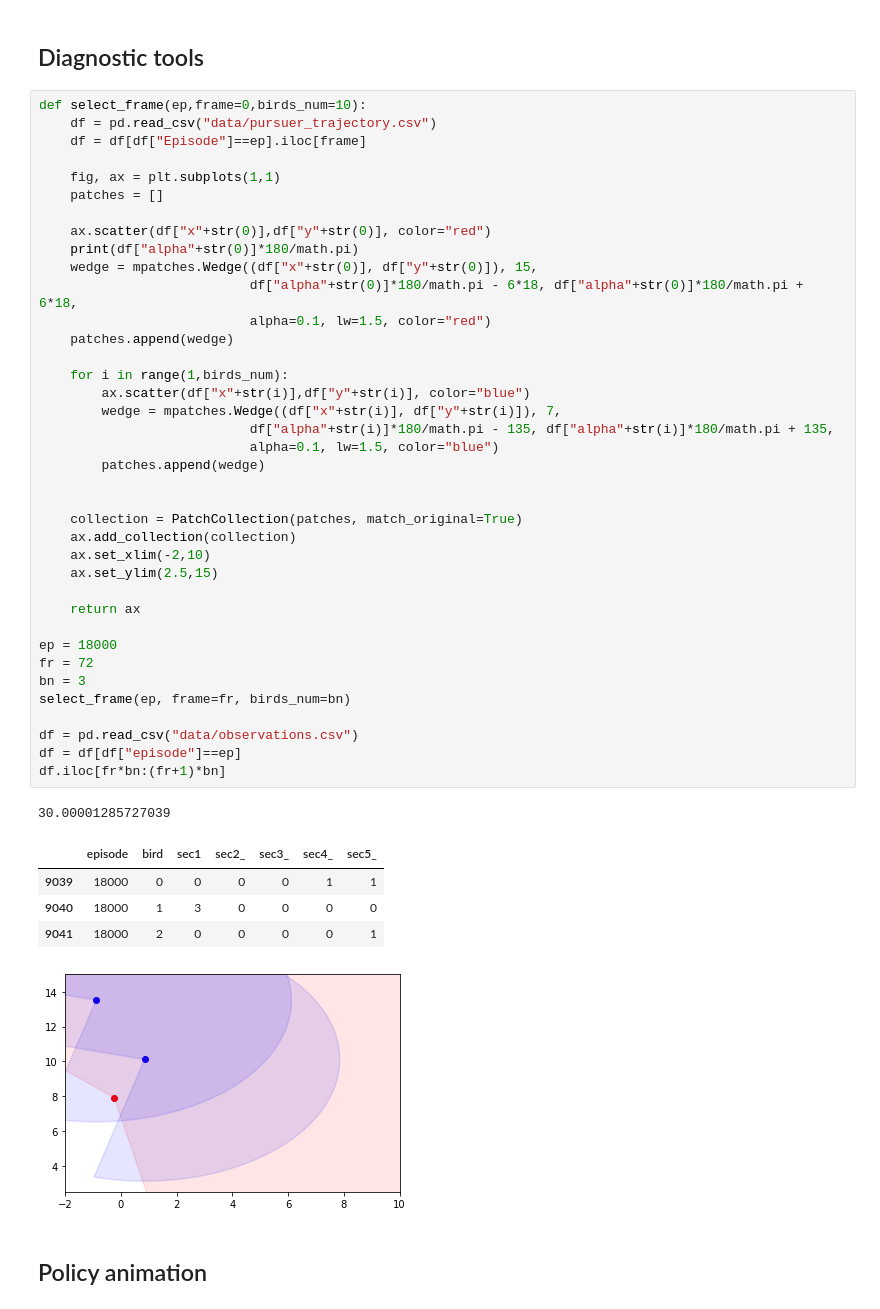
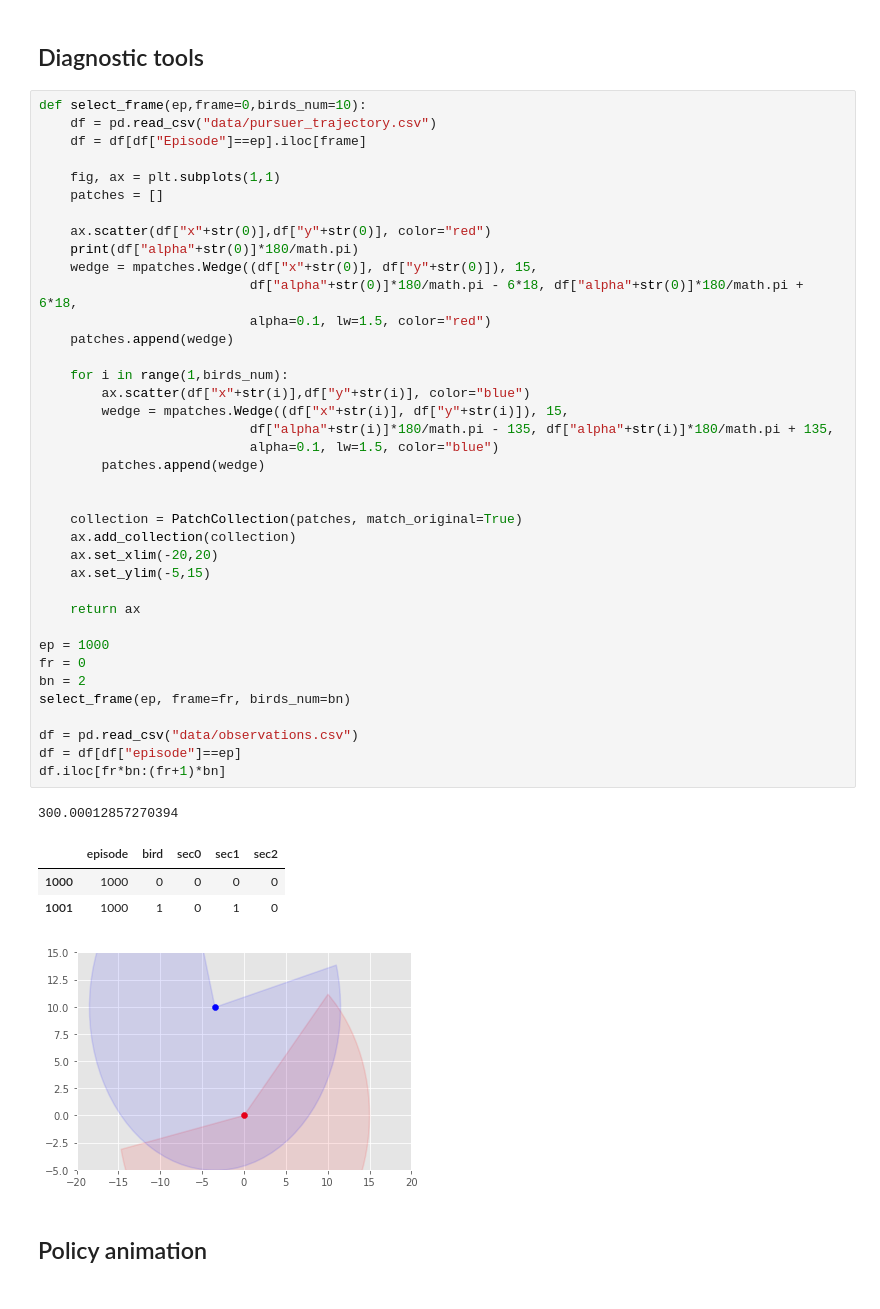
Before and after one commit to fbrand-new/reinforced-birds, a Jupyter notebook: AnimatePolicy.ipynb, the cells around one changed output. Saved outputs shown, nothing was run; the diff lists cells and outputs as text.

```diff
--- a/AnimatePolicy.ipynb
+++ b/AnimatePolicy.ipynb
@@ -72,45 +65,44 @@ def select_frame(ep,frame=0,birds_num=10):
     df = df[df["Episode"]==ep].iloc[frame]
 
     fig, ax = plt.subplots(1,1)
     patches = []
 
     ax.scatter(df["x"+str(0)],df["y"+str(0)], color="red")
     print(df["alpha"+str(0)]*180/math.pi)
     wedge = mpatches.Wedge((df["x"+str(0)], df["y"+str(0)]), 15,
                            df["alpha"+str(0)]*180/math.pi - 6*18, df["alpha"+str(0)]*180/math.pi + 6*18,
                            alpha=0.1, lw=1.5, color="red")
     patches.append(wedge)
 
     for i in range(1,birds_num):
         ax.scatter(df["x"+str(i)],df["y"+str(i)], color="blue")
-        wedge = mpatches.Wedge((df["x"+str(i)], df["y"+str(i)]), 7,
+        wedge = mpatches.Wedge((df["x"+str(i)], df["y"+str(i)]), 15,
                            df["alpha"+str(i)]*180/math.pi - 135, df["alpha"+str(i)]*180/math.pi + 135,
                            alpha=0.1, lw=1.5, color="blue")
         patches.append(wedge)
 
 
     collection = PatchCollection(patches, match_original=True)
     ax.add_collection(collection)
-    ax.set_xlim(-2,10)
-    ax.set_ylim(2.5,15)
+    ax.set_xlim(-20,20)
+    ax.set_ylim(-5,15)
 
     return ax
 
-ep = 18000
-fr = 72
-bn = 3
+ep = 1000
+fr = 0
+bn = 2
 select_frame(ep, frame=fr, birds_num=bn)
 
 df = pd.read_csv("data/observations.csv")
 df = df[df["episode"]==ep]
 df.iloc[fr*bn:(fr+1)*bn]
 # %% [output]
-30.00001285727039
+300.00012857270394
-|  | episode | bird | sec1 | sec2_ | sec3_ | sec4_ | sec5_ |
-| 9039 | 18000 | 0 | 0 | 0 | 0 | 1 | 1 |
-| 9040 | 18000 | 1 | 3 | 0 | 0 | 0 | 0 |
-| 9041 | 18000 | 2 | 0 | 0 | 0 | 0 | 1 |
+|  | episode | bird | sec0 | sec1 | sec2 |
+| 1000 | 1000 | 0 | 0 | 0 | 0 |
+| 1001 | 1000 | 1 | 0 | 1 | 0 |
-[figure, old version]
+[figure, new version]
 # %% [markdown]
 ## Policy animation
 # %%
```
Also changed, not shown: parts of 8 cells of this notebook, 15 other files.
